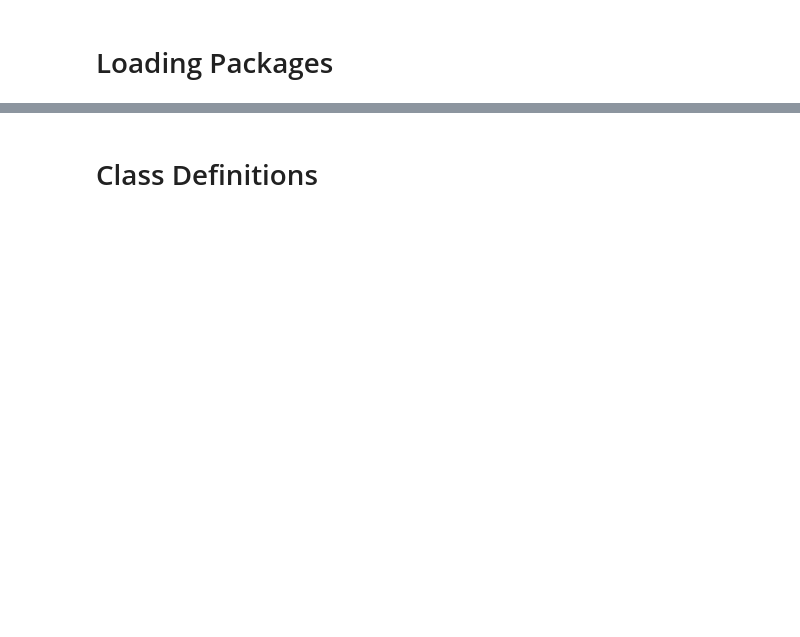
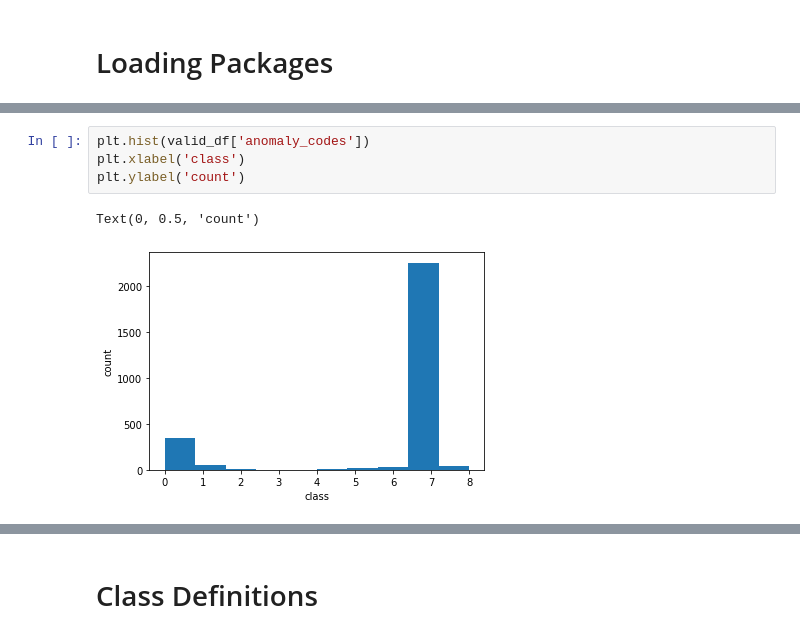
Before and after one commit to anacrusis24/dental-anomaly-detection, a Jupyter notebook: classification-model.ipynb, the cells around one changed output, grey strips where cells are left out. Saved outputs shown, nothing was run; the diff lists cells and outputs as text; blank space fills up the shorter version.

```diff
--- a/classification-model.ipynb
+++ b/classification-model.ipynb
@@ -80,0 +141,7 @@ df.groupby('anomaly_code').count()
+# %%
+plt.hist(valid_df['anomaly_codes'])
+plt.xlabel('class')
+plt.ylabel('count')
+# %% [output]
+Text(0, 0.5, 'count')
+[figure, added]
```
Also changed, not shown: parts of 105 cells of this notebook, 5 other files.
